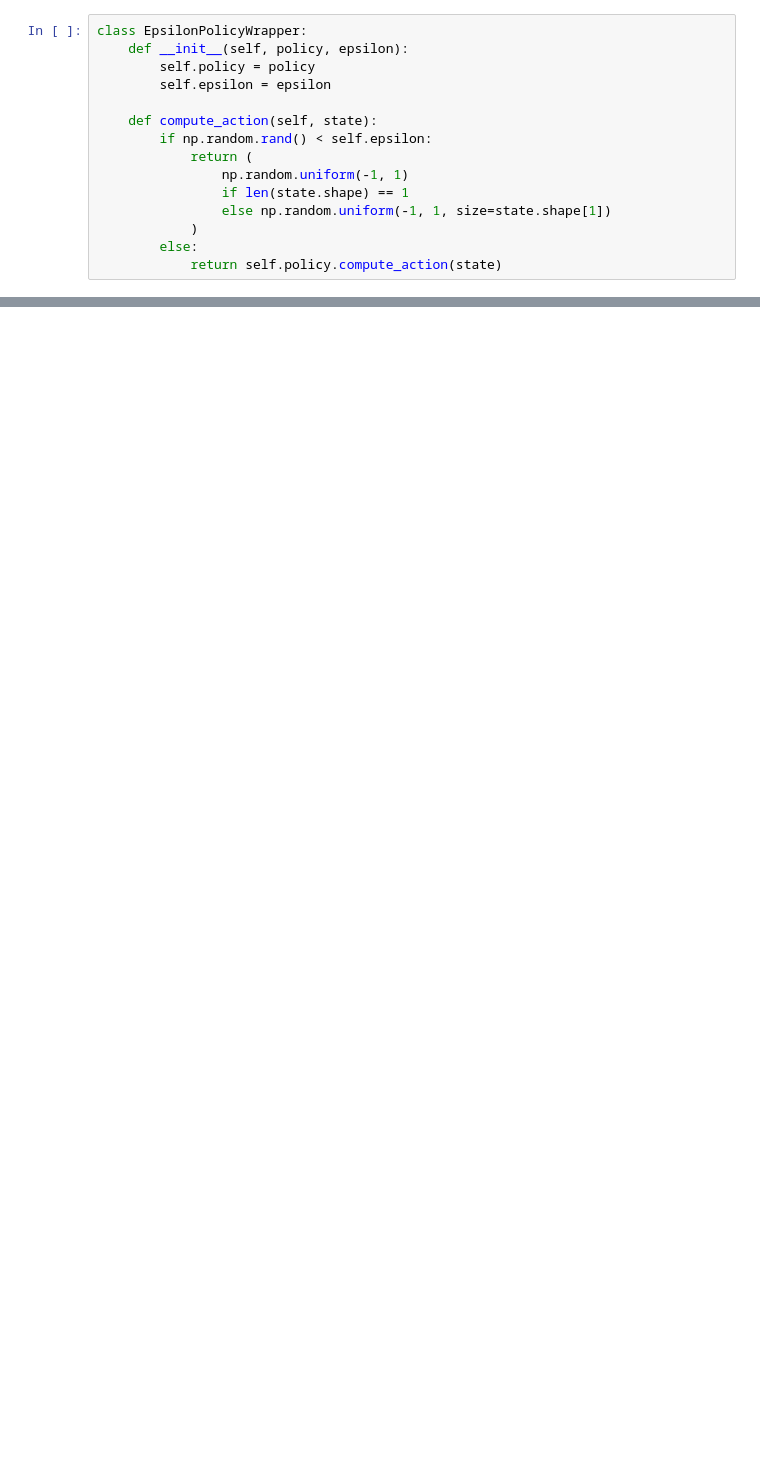
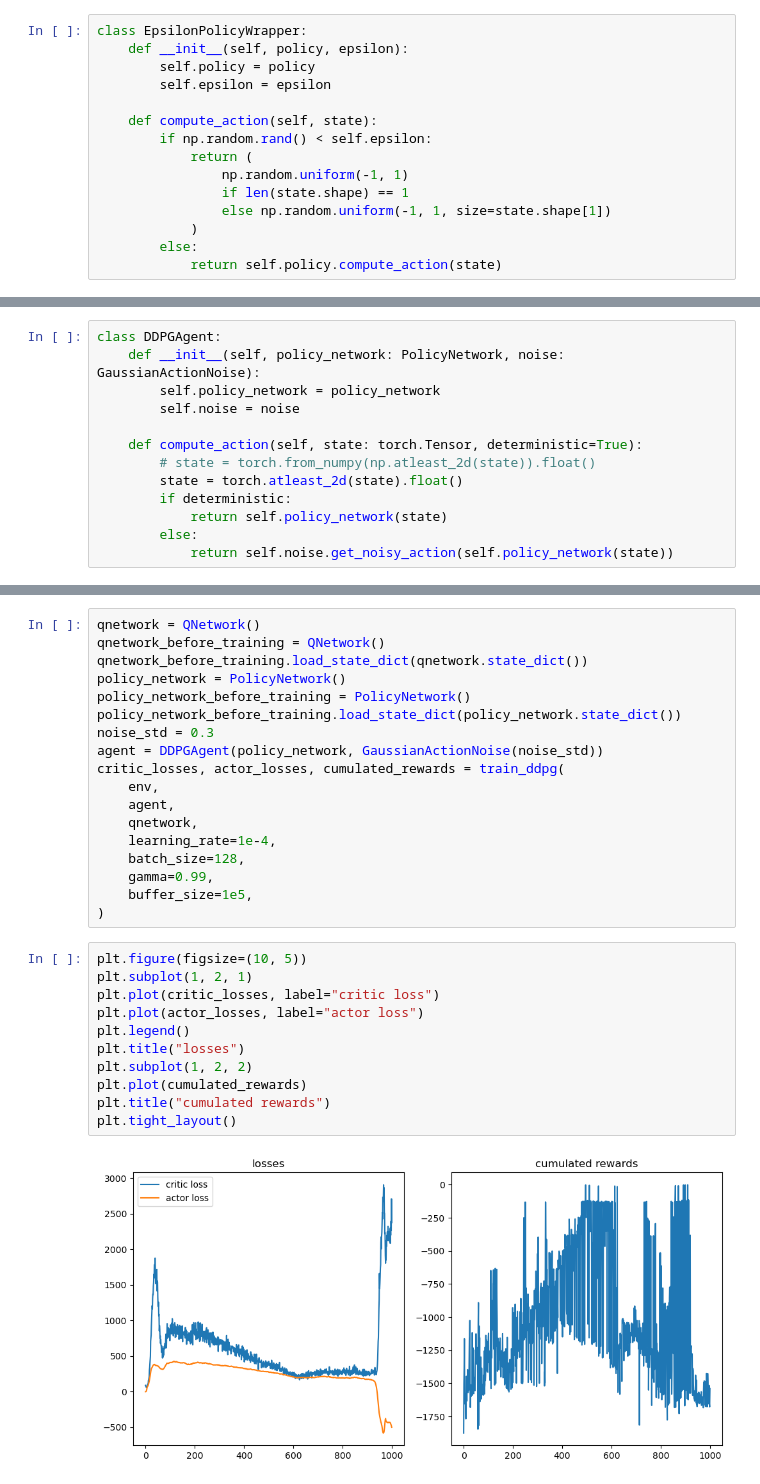
Before and after one commit to tudoroancea/cs_456_project, a Jupyter notebook: project.ipynb, the cells around one changed output, grey strips where cells are left out. Saved outputs shown, nothing was run; the diff lists cells and outputs as text; blank space fills up the shorter version.

```diff
--- a/project.ipynb
+++ b/project.ipynb
@@ -201,0 +307,13 @@ TypeError: Dimensions of C (100, 1) are incompatible with X (2) and/or Y (100);
+# %%
+class DDPGAgent:
+    def __init__(self, policy_network: PolicyNetwork, noise: GaussianActionNoise):
+        self.policy_network = policy_network
+        self.noise = noise
+
+    def compute_action(self, state: torch.Tensor, deterministic=True):
+        # state = torch.from_numpy(np.atleast_2d(state)).float()
+        state = torch.atleast_2d(state).float()
+        if deterministic:
+            return self.policy_network(state)
+        else:
+            return self.noise.get_noisy_action(self.policy_network(state))
@@ -201,0 +430,31 @@ TypeError: Dimensions of C (100, 1) are incompatible with X (2) and/or Y (100);
+# %%
+qnetwork = QNetwork()
+qnetwork_before_training = QNetwork()
+qnetwork_before_training.load_state_dict(qnetwork.state_dict())
+policy_network = PolicyNetwork()
+policy_network_before_training = PolicyNetwork()
+policy_network_before_training.load_state_dict(policy_network.state_dict())
+noise_std = 0.3
+agent = DDPGAgent(policy_network, GaussianActionNoise(noise_std))
+critic_losses, actor_losses, cumulated_rewards = train_ddpg(
+    env,
+    agent,
+    qnetwork,
+    learning_rate=1e-4,
+    batch_size=128,
+    gamma=0.99,
+    buffer_size=1e5,
+)
+# %%
+plt.figure(figsize=(10, 5))
+plt.subplot(1, 2, 1)
+plt.plot(critic_losses, label="critic loss")
+plt.plot(actor_losses, label="actor loss")
+plt.legend()
+plt.title("losses")
+plt.subplot(1, 2, 2)
+plt.plot(cumulated_rewards)
+plt.title("cumulated rewards")
+plt.tight_layout()
+# %% [output]
+[figure, added]
```
Also changed, not shown: parts of 19 cells of this notebook, 1 other file.
